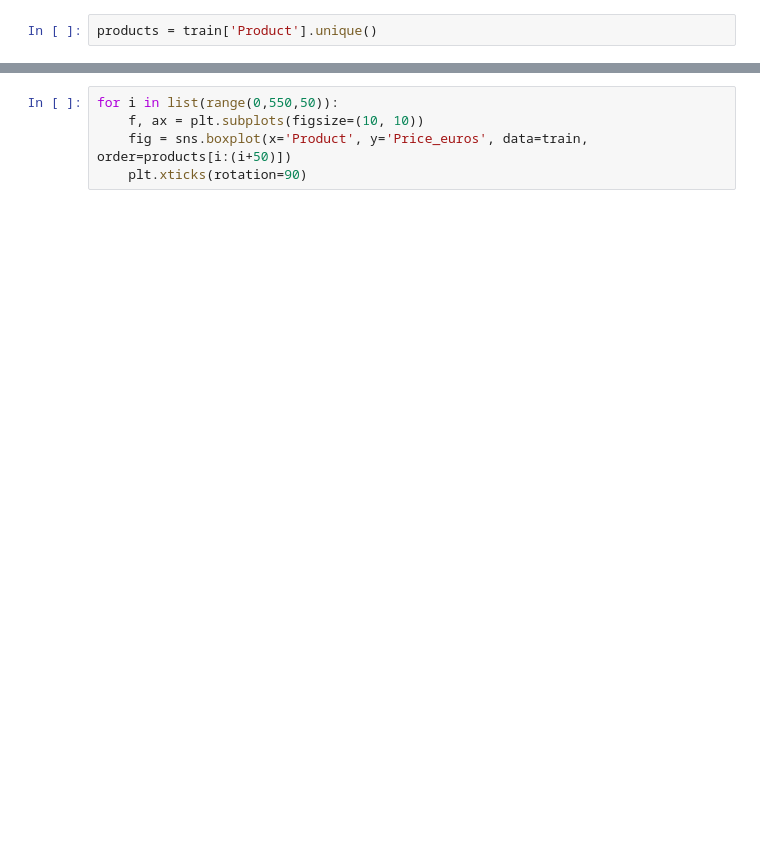
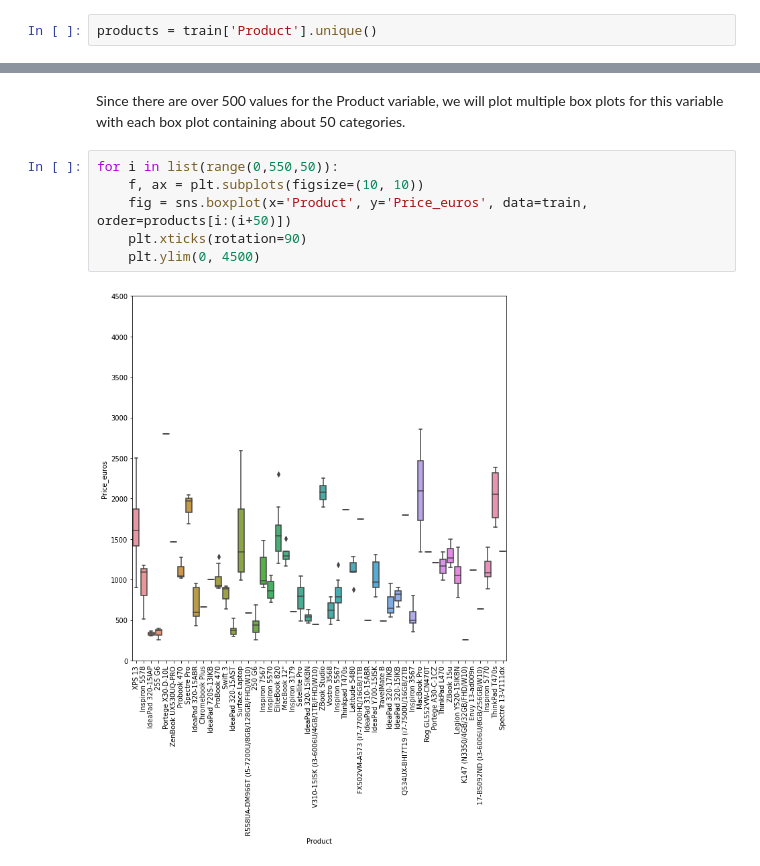
Before and after one commit to ryan-ferns/project_laptop_prices, a Jupyter notebook: laptop-prices-project.ipynb, the cells around one changed output, grey strips where cells are left out. Drawn from its saved outputs; the diff is of its cells as text; blank space fills up the shorter version.

Commit message:
Finished Outlier Detection and Null Value Replacement.

```diff
--- a/laptop-prices-project.ipynb
+++ b/laptop-prices-project.ipynb
@@ -409,5 +1196,12 @@ len(products)
+# %% [markdown]
+Since there are over 500 values for the Product variable,
+we will plot multiple box plots for this variable with
+each box plot containing about 50 categories.
 # %%
 for i in list(range(0,550,50)):
     f, ax = plt.subplots(figsize=(10, 10))
     fig = sns.boxplot(x='Product', y='Price_euros', data=train, order=products[i:(i+50)])
     plt.xticks(rotation=90)
+    plt.ylim(0, 4500)
+# %% [output]
+[figure, added]
```
Also changed, not shown: parts of 112 cells of this notebook.
